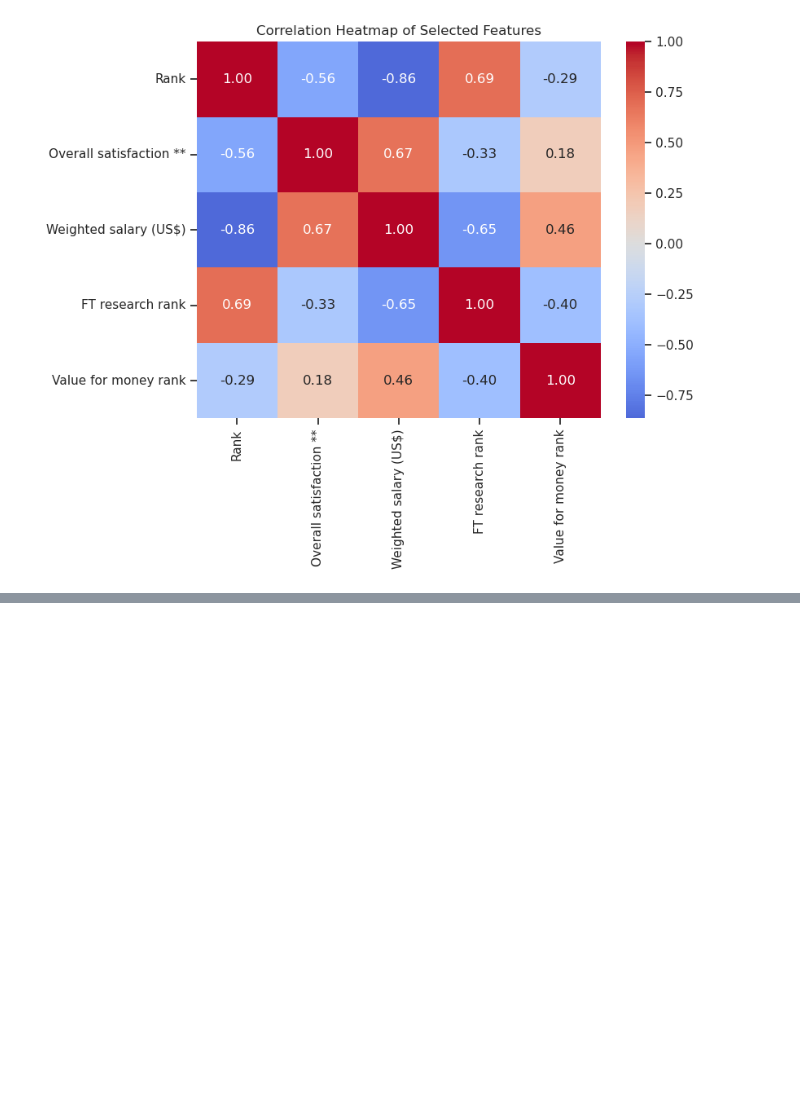
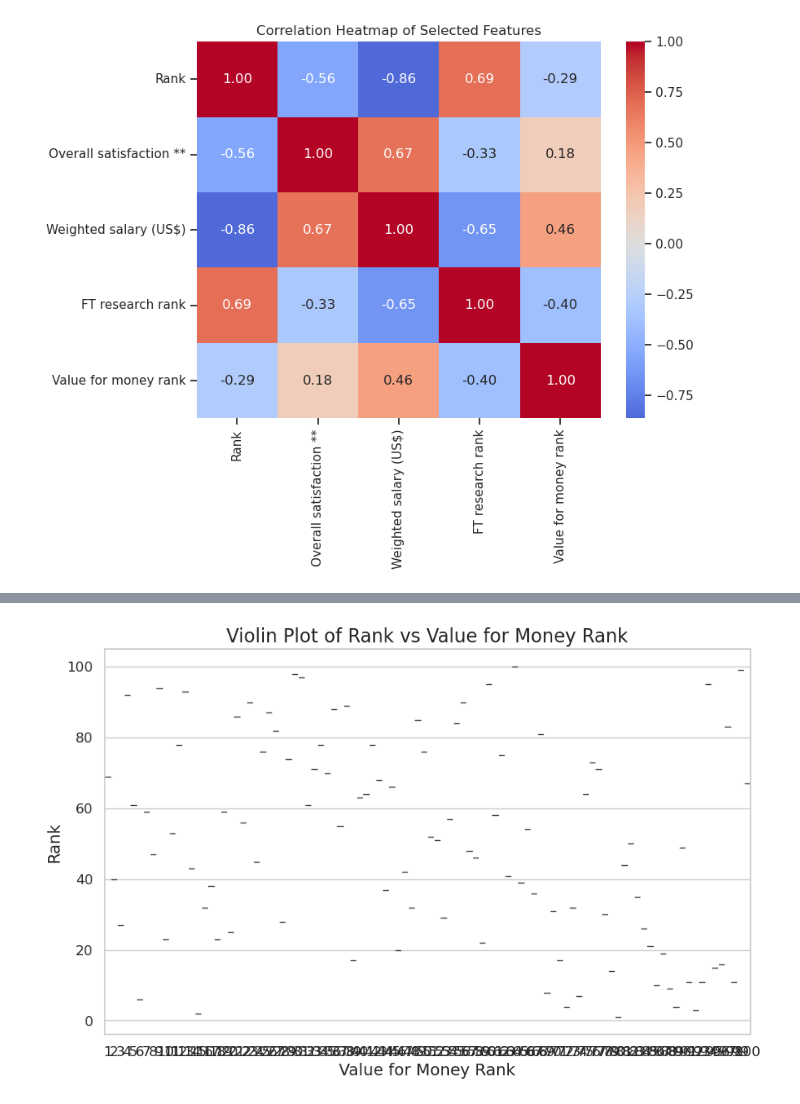
Before and after one commit to raj-rajat/FT-Global-Business-School-Top-100-MBA-Ranking-2023, a Jupyter notebook: ft-global-business-school-top-100-mba-ranking-2023.ipynb, the cells around one changed output, grey strips where cells are left out. Drawn from its saved outputs; the diff is of its cells as text; code cells hidden in the pictures; blank space fills up the shorter version.

```diff
--- a/ft-global-business-school-top-100-mba-ranking-2023.ipynb
+++ b/ft-global-business-school-top-100-mba-ranking-2023.ipynb
@@ -774,0 +811,16 @@ The figure layout has changed to tight
+# %%
+import seaborn as sns
+import matplotlib.pyplot as plt
+
+# Violin plot of 'Rank' vs 'Value for money rank' with custom palette
+sns.set_theme(style='whitegrid', palette='coolwarm')
+plt.figure(figsize=(10, 6))
+sns.violinplot(x='Value for money rank', y='Rank', data=df, scale='width', inner='quart', cut=0, linewidth=1)
+plt.title('Violin Plot of Rank vs Value for Money Rank', fontsize=16)
+plt.xlabel('Value for Money Rank', fontsize=14)
+plt.ylabel('Rank', fontsize=14)
+plt.xticks(fontsize=12)
+plt.yticks(fontsize=12)
+plt.show()
+# %% [output]
+[figure, added]
```
Also changed, not shown: parts of 9 cells of this notebook.
